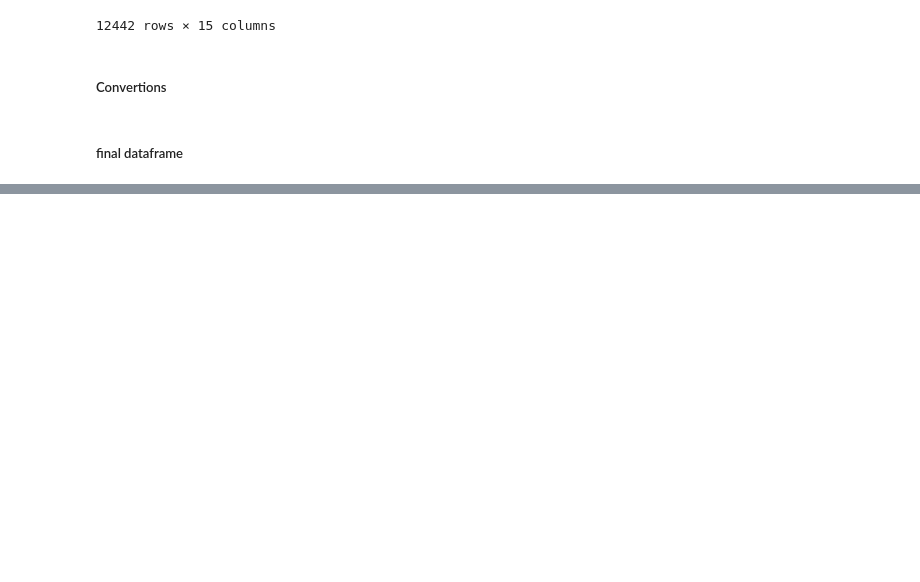
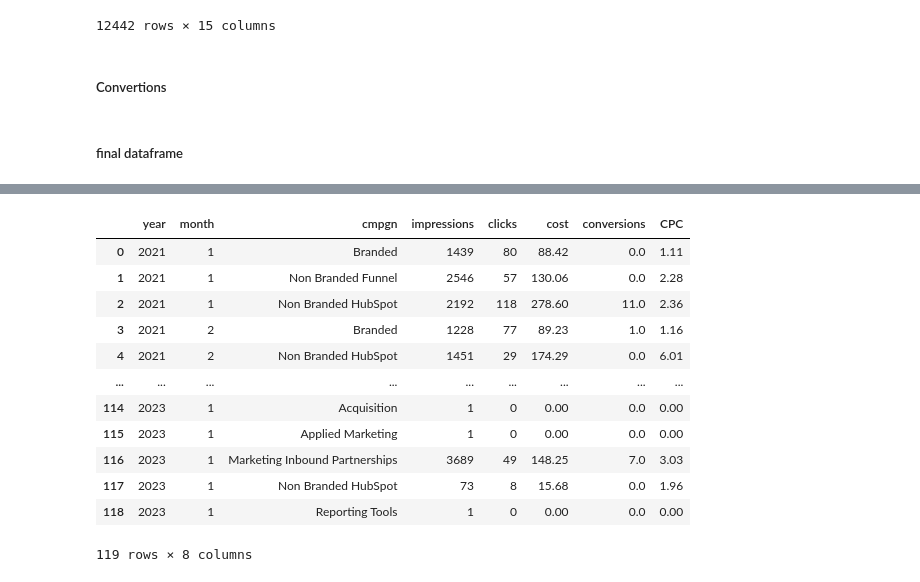
Before and after one commit to Maxterjs99/marketing_test, a Jupyter notebook: datamarketing.ipynb, the cells around one changed output, grey strips where cells are left out. Cells and saved outputs as stored; diff of their text form; code cells hidden in the pictures; blank space fills up the shorter version.

```diff
--- a/datamarketing.ipynb
+++ b/datamarketing.ipynb
@@ -144,0 +153,3 @@ memory usage: 1.4+ MB
+# %%
+df2 = df1.copy()
+df2
@@ -144,0 +232,16 @@ memory usage: 1.4+ MB
+# %%
+df2_grouped
+# %% [output]
+|  | year | month | cmpgn | impressions | clicks | cost | conversions | CPC |
+| 0 | 2021 | 1 | Branded | 1439 | 80 | 88.42 | 0.0 | 1.11 |
+| 1 | 2021 | 1 | Non Branded Funnel | 2546 | 57 | 130.06 | 0.0 | 2.28 |
+| 2 | 2021 | 1 | Non Branded HubSpot | 2192 | 118 | 278.60 | 11.0 | 2.36 |
+| 3 | 2021 | 2 | Branded | 1228 | 77 | 89.23 | 1.0 | 1.16 |
+| 4 | 2021 | 2 | Non Branded HubSpot | 1451 | 29 | 174.29 | 0.0 | 6.01 |
+| ... | ... | ... | ... | ... | ... | ... | ... | ... |
+| 114 | 2023 | 1 | Acquisition | 1 | 0 | 0.00 | 0.0 | 0.00 |
+| 115 | 2023 | 1 | Applied Marketing | 1 | 0 | 0.00 | 0.0 | 0.00 |
+| 116 | 2023 | 1 | Marketing Inbound Partnerships | 3689 | 49 | 148.25 | 7.0 | 3.03 |
+| 117 | 2023 | 1 | Non Branded HubSpot | 73 | 8 | 15.68 | 0.0 | 1.96 |
+| 118 | 2023 | 1 | Reporting Tools | 1 | 0 | 0.00 | 0.0 | 0.00 |
+119 rows × 8 columns
```
Also changed, not shown: parts of 15 cells of this notebook, 1 other file.
